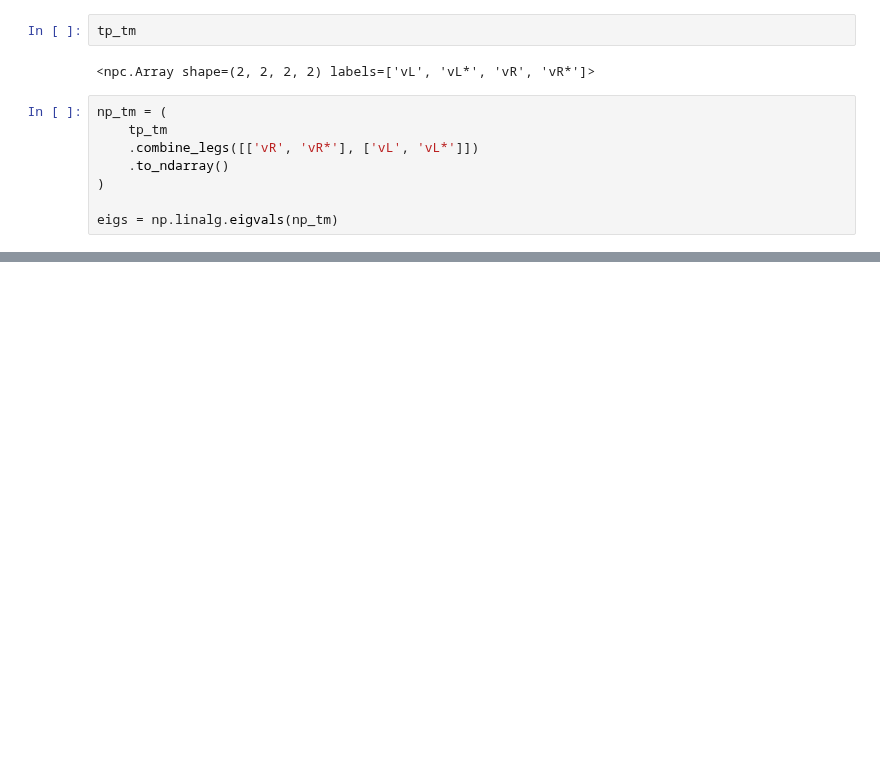
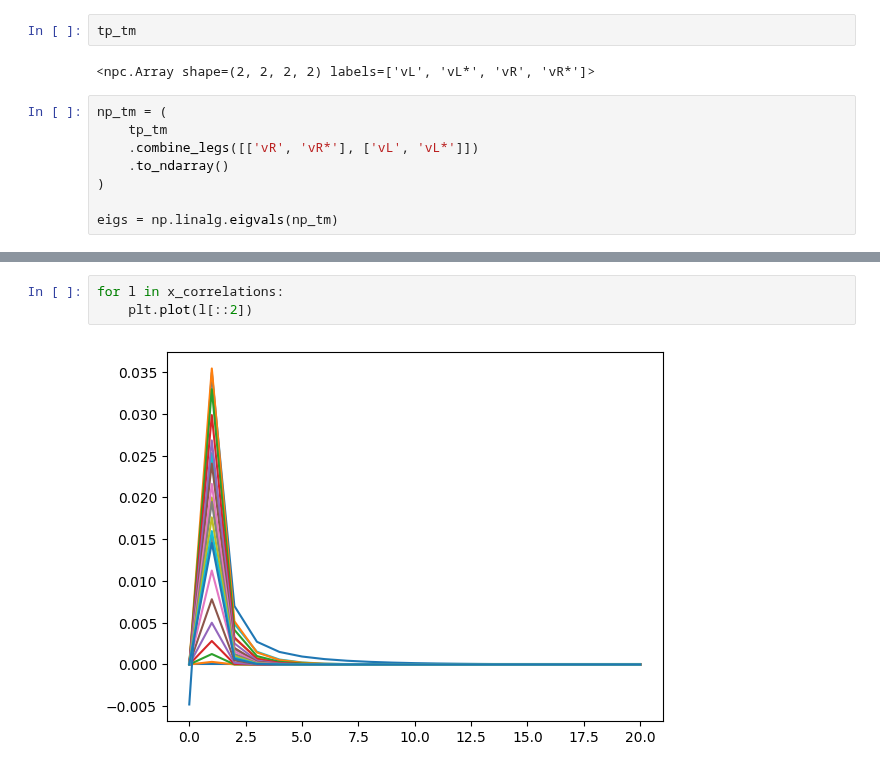
Before and after one commit to kieran-cooney/spt_numerical_classificiation, a Jupyter notebook: code/correlation_length.ipynb, the cells around one changed output, grey strips where cells are left out. Drawn from its saved outputs; the diff is of its cells as text; blank space fills up the shorter version.

```diff
--- a/code/correlation_length.ipynb
+++ b/code/correlation_length.ipynb
@@ -251,0 +322,5 @@ array([1.00000000e+00+0.j, 3.92523115e-17+0.j, 9.86076132e-32+0.j,
+# %%
+for l in x_correlations:
+    plt.plot(l[::2])
+# %% [output]
+[figure, added]
```
Also changed, not shown: parts of 42 cells of this notebook.
